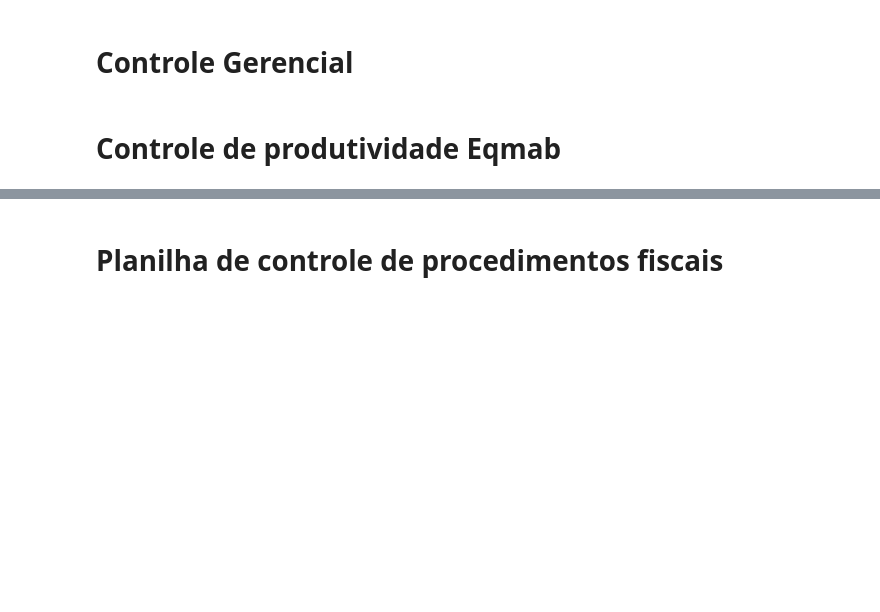
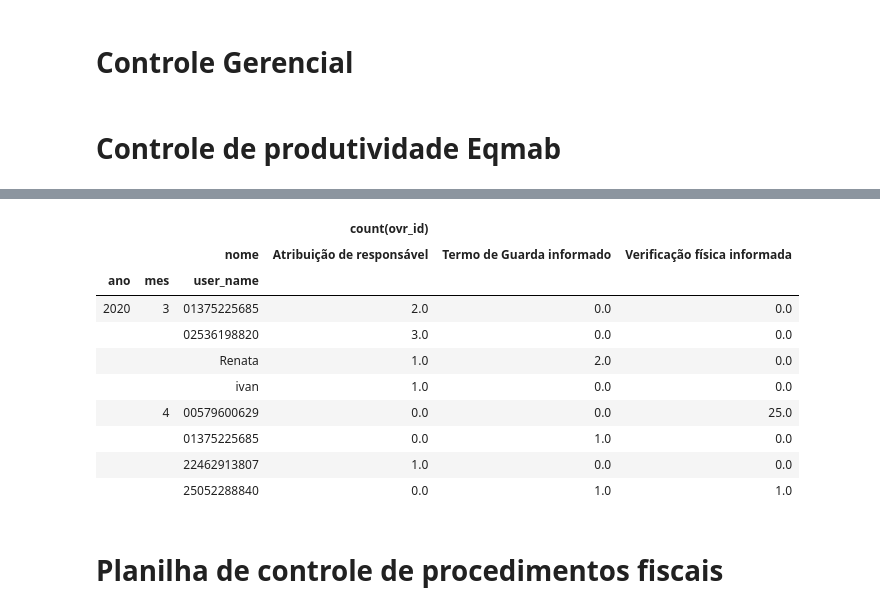
Before and after one commit to IvanBrasilico/bhadrasana2, a Jupyter notebook: notebooks/Explora Dados - relatorios gerenciais.ipynb, the cells around one changed output, grey strips where cells are left out. Drawn from its saved outputs; the diff is of its cells as text; code cells hidden in the pictures; blank space fills up the shorter version.

```diff
--- a/notebooks/Explora Dados - relatorios gerenciais.ipynb
+++ b/notebooks/Explora Dados - relatorios gerenciais.ipynb
@@ -18,3 +18,18 @@ engine = create_engine(SQL_URI)
 # Controle Gerencial
 # %% [markdown]
 # Controle de produtividade Eqmab
+# %%
+SQL_EVENTOS_ESPECIAIS = \
+'''
+SELECT year(e.create_date) as ano, month(e.create_date) as mes, nome, eventoespecial, user_name, count(ovr_id) as qtde
+ FROM ovr_eventos e
+inner join ovr_tiposevento t on t.id = e.tipoevento_id
+group by year(e.create_date), month(e.create_date), nome, user_name
+having eventoespecial is not null
+'''
+# %%
+def get_df_eventos_especiais(engine, sql_eventos_especiais=SQL_EVENTOS_ESPECIAIS):
+    return pd.read_sql(sql_eventos_especiais, engine)
+# %%
+df_eventos_especiais = get_df_eventos_especiais(engine)
+df_eventos_especiais.head()
@@ -21,3 +43,18 @@ engine = create_engine(SQL_URI)
+# %%
+df_eventos_especiais.pivot_table(index=['ano', 'mes', 'user_name'],
+                                 columns='nome', values=['count(ovr_id)']).fillna(0)
+# %% [output]
+|  |  |  | count(ovr_id) |  |  |
+|  |  | nome | Atribuição de responsável | Termo de Guarda informado | Verificação física informada |
+| ano | mes | user_name |  |  |  |
+| 2020 | 3 | 01375225685 | 2.0 | 0.0 | 0.0 |
+|  |  | 02536198820 | 3.0 | 0.0 | 0.0 |
+|  |  | Renata | 1.0 | 2.0 | 0.0 |
+|  |  | ivan | 1.0 | 0.0 | 0.0 |
+|  | 4 | 00579600629 | 0.0 | 0.0 | 25.0 |
+|  |  | 01375225685 | 0.0 | 1.0 | 0.0 |
+|  |  | 22462913807 | 1.0 | 0.0 | 0.0 |
+|  |  | 25052288840 | 0.0 | 1.0 | 1.0 |
 # %% [markdown]
 # Planilha de controle de procedimentos fiscais
 # %%
```
Also changed, not shown: parts of 1 cell of this notebook, 1 other file.
